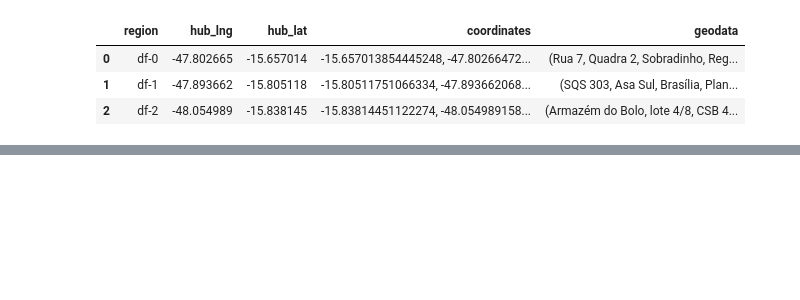
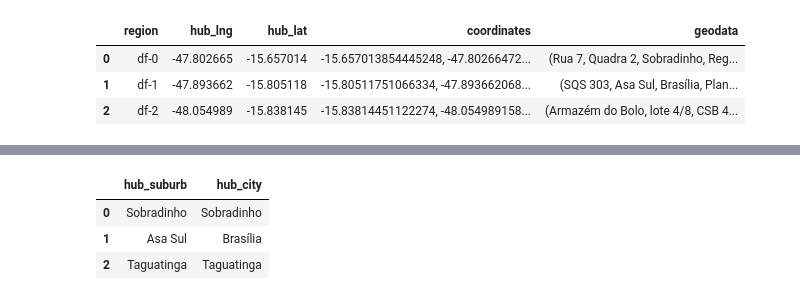
Before and after one commit to alexmdebarros/Projeto-Log, a Jupyter notebook: ProjetoLog.ipynb, the cells around one changed output, grey strips where cells are left out. Saved outputs shown, nothing was run; the diff lists cells and outputs as text; code cells hidden in the pictures; blank space fills up the shorter version.

Commit message:
limpando dados e renomeaando colunas

```diff
--- a/ProjetoLog.ipynb
+++ b/ProjetoLog.ipynb
@@ -191 +193,15 @@ hub_geodata_df.head()
 3 rows × 31 columns
+# %%
+#limpando dados e renomeaando colunas
+
+hub_geodata_df = hub_geodata_df[["address.town", "address.suburb", "address.city"]]
+hub_geodata_df.rename(columns={"address.town": "hub_town", "address.suburb": "hub_suburb", "address.city": "hub_city"}, inplace=True)
+hub_geodata_df["hub_city"] = np.where(hub_geodata_df["hub_city"].notna(), hub_geodata_df["hub_city"], hub_geodata_df["hub_town"])
+hub_geodata_df["hub_suburb"] = np.where(hub_geodata_df["hub_suburb"].notna(), hub_geodata_df["hub_suburb"], hub_geodata_df["hub_city"])
+hub_geodata_df = hub_geodata_df.drop("hub_town", axis=1)
+hub_geodata_df.head()
+# %% [output]
+|  | hub_suburb | hub_city |
+| 0 | Sobradinho | Sobradinho |
+| 1 | Asa Sul | Brasília |
+| 2 | Taguatinga | Taguatinga |
```
Also changed, not shown: parts of 3 cells of this notebook.
